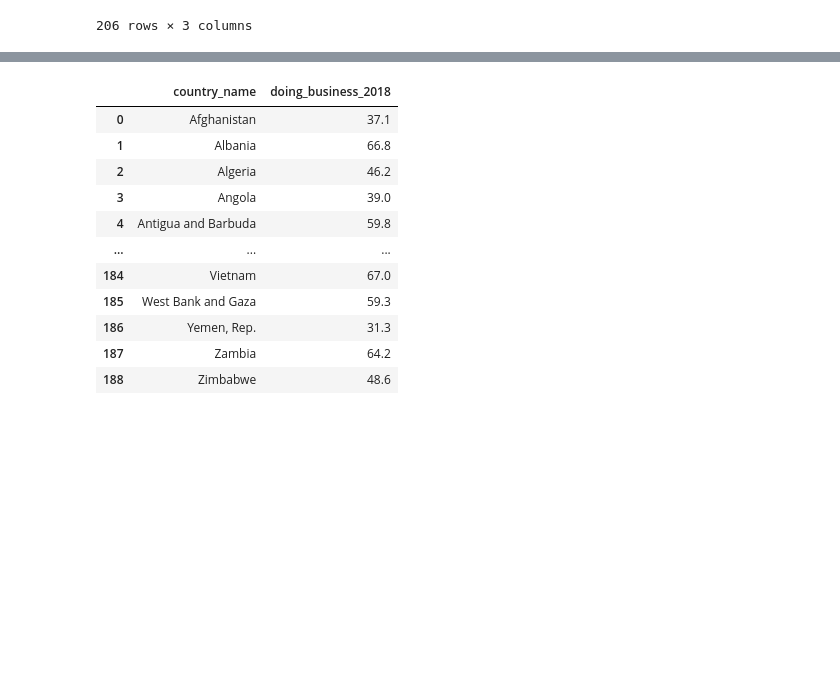
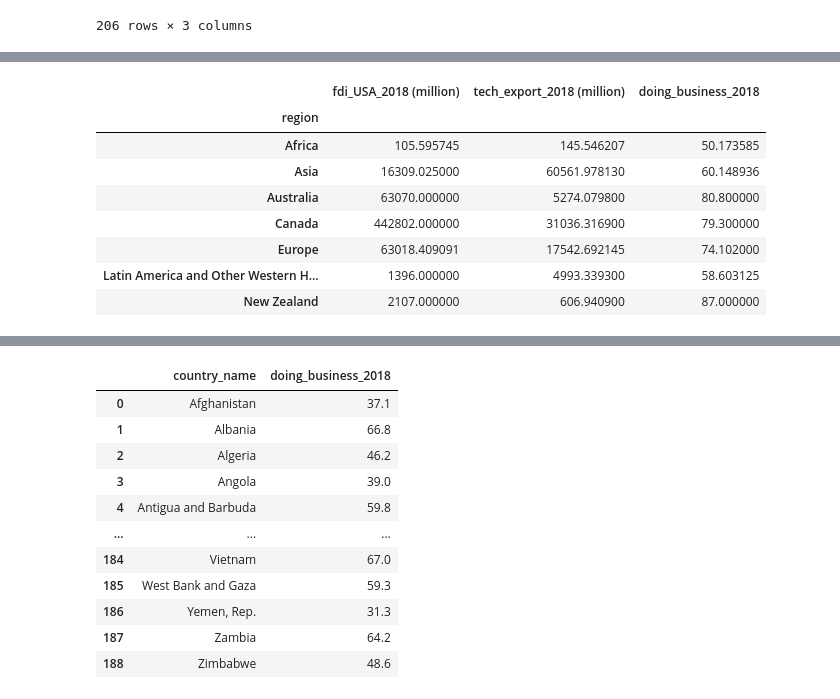
Before and after one commit to sabrinasaleh/Data_Munging_Plotting, a Jupyter notebook: Ed_tasks/innovation_clean_ey.ipynb, the cells around one changed output, grey strips where cells are left out. Cells and saved outputs as stored; diff of their text form; code cells hidden in the pictures; blank space fills up the shorter version.

```diff
--- a/Ed_tasks/innovation_clean_ey.ipynb
+++ b/Ed_tasks/innovation_clean_ey.ipynb
@@ -57,0 +65,12 @@ innovation_file_needed_df
+# %%
+combined_df_region
+# %% [output]
+|  | fdi_USA_2018 (million) | tech_export_2018 (million) | doing_business_2018 |
+| region |  |  |  |
+| Africa | 105.595745 | 145.546207 | 50.173585 |
+| Asia | 16309.025000 | 60561.978130 | 60.148936 |
+| Australia | 63070.000000 | 5274.079800 | 80.800000 |
+| Canada | 442802.000000 | 31036.316900 | 79.300000 |
+| Europe | 63018.409091 | 17542.692145 | 74.102000 |
+| Latin America and Other Western H... | 1396.000000 | 4993.339300 | 58.603125 |
+| New Zealand | 2107.000000 | 606.940900 | 87.000000 |
```
Also changed, not shown: parts of 11 cells of this notebook.
